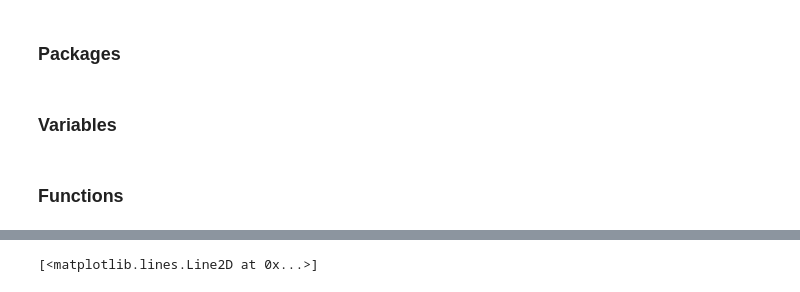
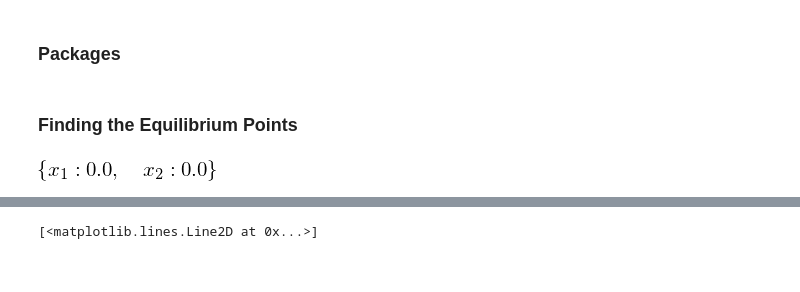
Before and after one commit to cbamedjonekou/cbamedjonekou.github.io, a Jupyter notebook: Labs/MAT 4880-D692 (Math Modeling II)/MAT 4880-D692 (Math Modeling II) Astronaut Problem 2_.ipynb, the cells around one changed output, grey strips where cells are left out. Saved outputs shown, nothing was run; the diff lists cells and outputs as text; code cells hidden in the pictures.

```diff
--- a/Labs/MAT 4880-D692 (Math Modeling II)/MAT 4880-D692 (Math Modeling II) Astronaut Problem 2_.ipynb
+++ b/Labs/MAT 4880-D692 (Math Modeling II)/MAT 4880-D692 (Math Modeling II) Astronaut Problem 2_.ipynb
@@ -66,2 +96,0 @@ from matplotlib import pyplot as plt
-# %% [markdown]
-### Variables
@@ -72,2 +97,10 @@ c = 0
-# %% [markdown]
-### Functions
+# %% [markdown]
+### Finding the Equilibrium Points
+# %%
+sp.init_printing()
+x1, x2 = sp.symbols('x1 x2')
+delta_X1, delta_X2 = -0.1*8*x1-0.1*5*x2, x1-x2
+G1, G2 = x1 + delta_X1, x2 + delta_X2
+solve([G1, G2], x1, x2)
+# %% [output]
+[figure, added]
```
Also changed, not shown: parts of 20 cells of this notebook, 4 other files.
